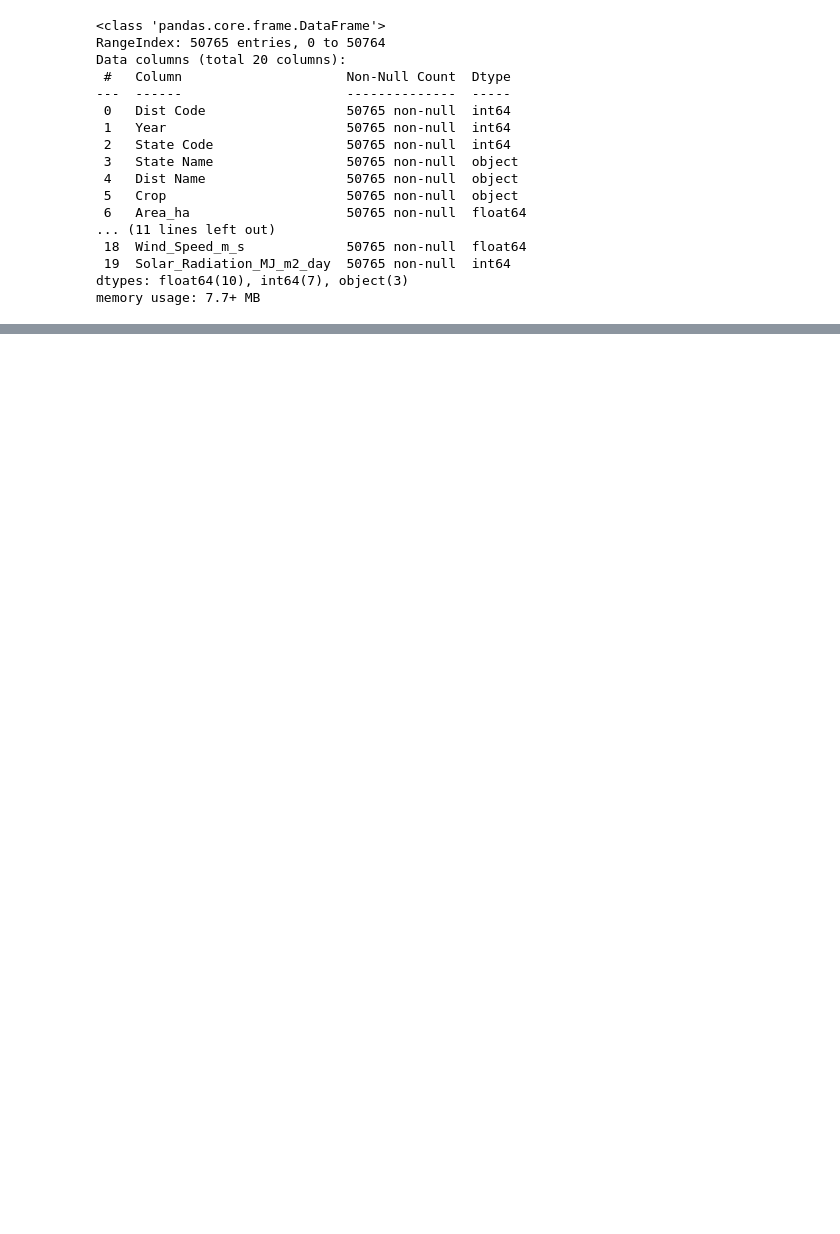
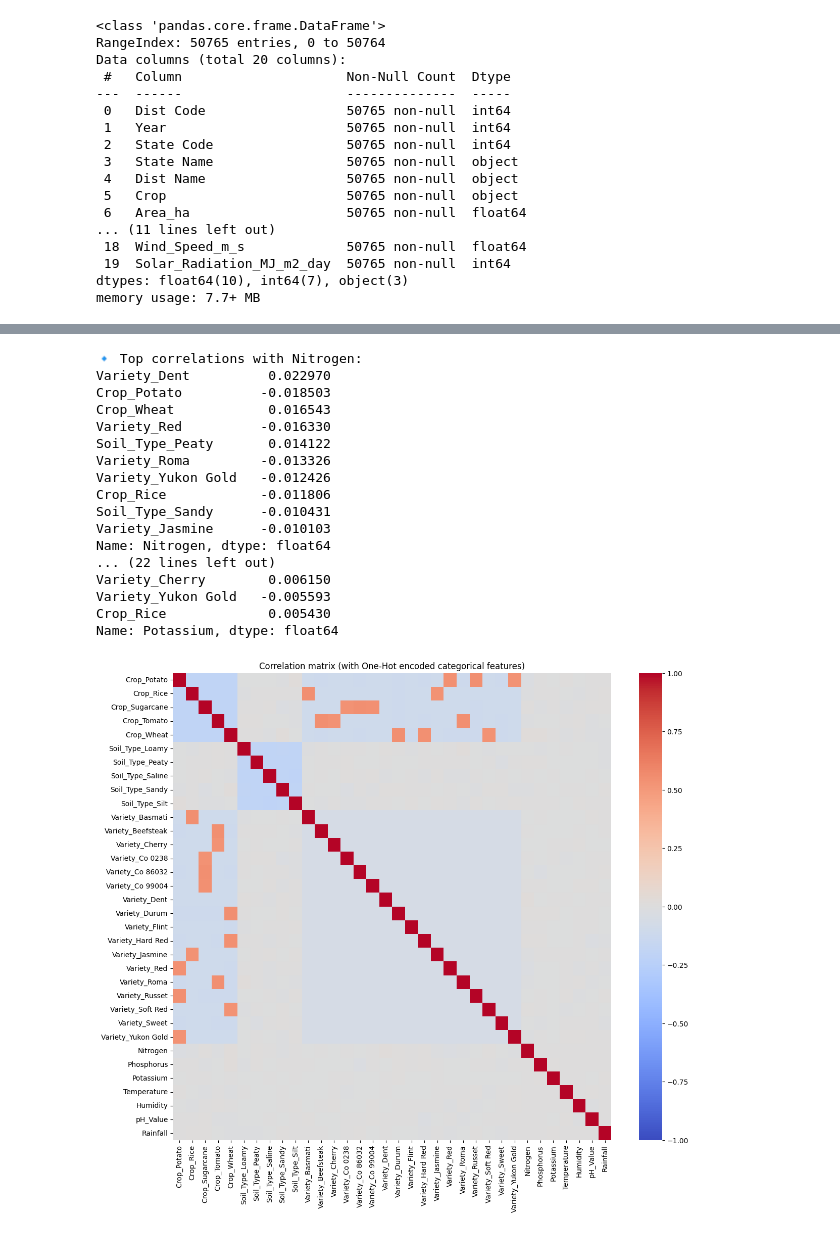
Before and after one commit to sujan-duhh/crop_yield_predictor, a Jupyter notebook: notebook/prototyping.ipynb, the cells around one changed output, grey strips where cells are left out. Saved outputs shown, nothing was run; the diff lists cells and outputs as text; code cells hidden in the pictures; blank space fills up the shorter version.

Commit message:
crop prediction is done ig without frontend

```diff
--- a/notebook/prototyping.ipynb
+++ b/notebook/prototyping.ipynb
@@ -94,0 +93,9 @@ Bagging (Decision Tree)      0.9698  171.65      0.9568     0.0849
+# %%
+sensor_df=pd.read_csv("sensor_Crop_Dataset (1).csv")
+dataset=dataset.rename(columns={
+    "crop":"Crop",
+    "temperature_c": "Temperature_C",
+    "humidity_%": "Humidity_%",
+    "ph": "pH",
+    "rainfall_mm": "Rainfall_mm"})
+sensor_df
@@ -94,0 +116,66 @@ Bagging (Decision Tree)      0.9698  171.65      0.9568     0.0849
+# %%
+# 1) choose categorical and numeric cols (auto-detect)
+cat_cols = sensor_df.select_dtypes(include=["object", "category"]).columns.tolist()
+num_cols = sensor_df.select_dtypes(include=[np.number]).columns.tolist()
+
+# 2) OneHotEncode categorical columns
+ohe = OneHotEncoder(sparse_output=False, drop='first', handle_unknown='ignore')
+ct = ColumnTransformer([("ohe", ohe, cat_cols)], remainder="passthrough")
+
+# 3) fit_transform
+arr = ct.fit_transform(sensor_df)
+
+# 4) get feature names from the fitted transformer
+ohe_fitted = ct.named_transformers_["ohe"]
+ohe_feature_names = ohe_fitted.get_feature_names_out(cat_cols).tolist()
+remainder_feature_names = num_cols
+feature_names = ohe_feature_names + remainder_feature_names
+
+# 5) build encoded DataFrame
+encoded_df = pd.DataFrame(arr, columns=feature_names, index=sensor_df.index)
+
+# 6) convert numeric-looking object columns to numbers
+encoded_df = encoded_df.apply(pd.to_numeric, errors="coerce")
+# Pick your NPK feature names (adjust to match your dataset)
+npk_features = ["Nitrogen", "Phosphorus", "Potassium"]   # <-- change if your dataset has different names like "N_content", "n_kg_per_ha", etc.
+
+# Compute correlations
+corr = encoded_df.corr()
+
+# Loop through N, P, K and print top correlated features
+for npk in npk_features:
+    if npk in corr.columns:
+        print(f"\n🔹 Top correlations with {npk}:")
+        target_corr = corr[npk].drop(npk).sort_values(key=abs, ascending=False)
+        print(target_corr.head(10))  # top 10 correlations
+    else:
+        print(f"⚠️ Column '{npk}' not found in encoded_df")
+
+
+# 7) compute correlation matrix
+
+
+# 8) plot heatmap
+plt.figure(figsize=(14,12))
+sns.heatmap(corr, cmap="coolwarm", center=0, vmin=-1, vmax=1)
+plt.title("Correlation matrix (with One-Hot encoded categorical features)")
+plt.show()
+# %% [output]
+🔹 Top correlations with Nitrogen:
+Variety_Dent          0.022970
+Crop_Potato          -0.018503
+Crop_Wheat            0.016543
+Variety_Red          -0.016330
+Soil_Type_Peaty       0.014122
+Variety_Roma         -0.013326
+Variety_Yukon Gold   -0.012426
+Crop_Rice            -0.011806
+Soil_Type_Sandy      -0.010431
+Variety_Jasmine      -0.010103
+Name: Nitrogen, dtype: float64
+... (22 lines left out)
+Variety_Cherry        0.006150
+Variety_Yukon Gold   -0.005593
+Crop_Rice             0.005430
+Name: Potassium, dtype: float64
+[figure, added]
```
Also changed, not shown: parts of 5 cells of this notebook, 9 other files.
